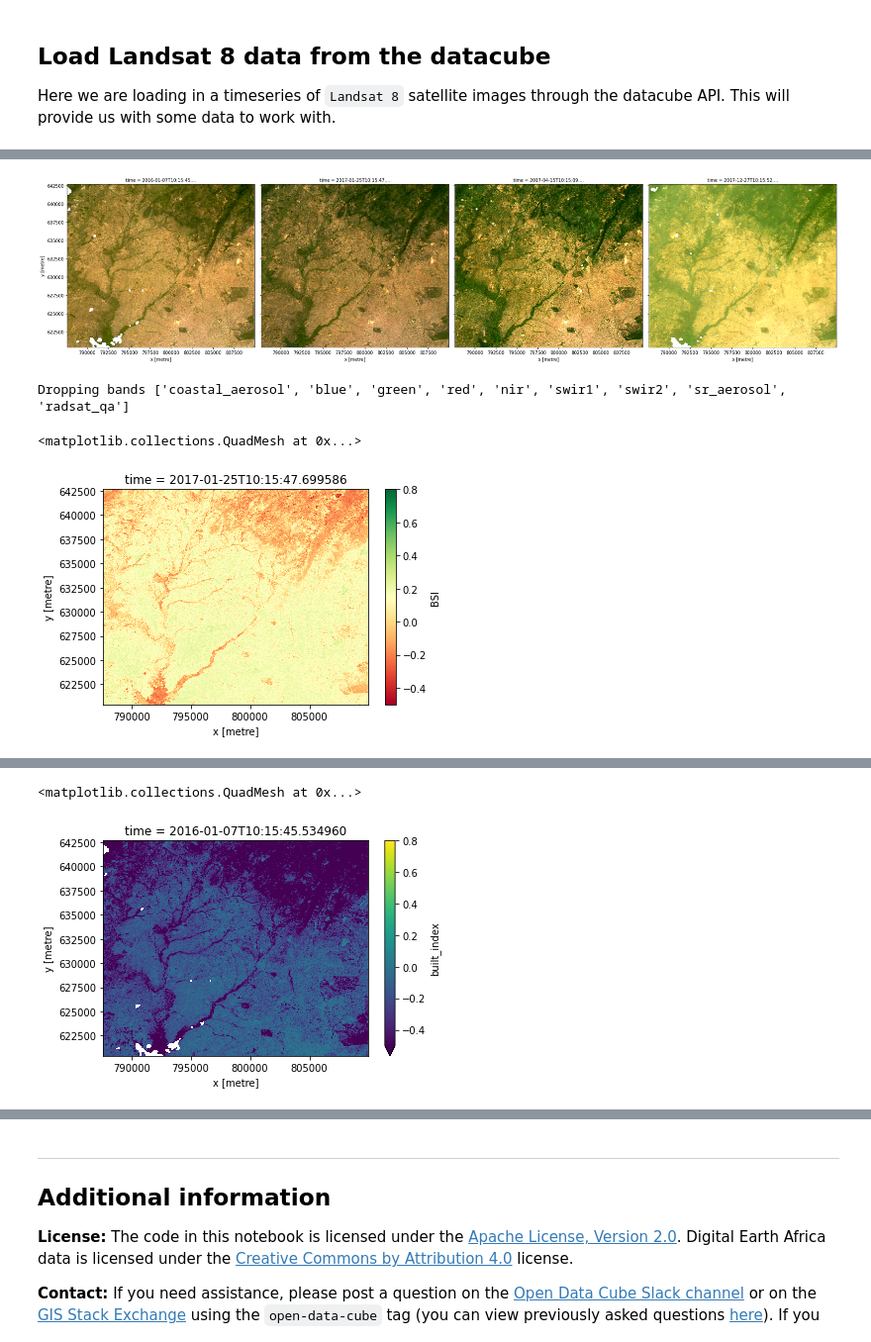
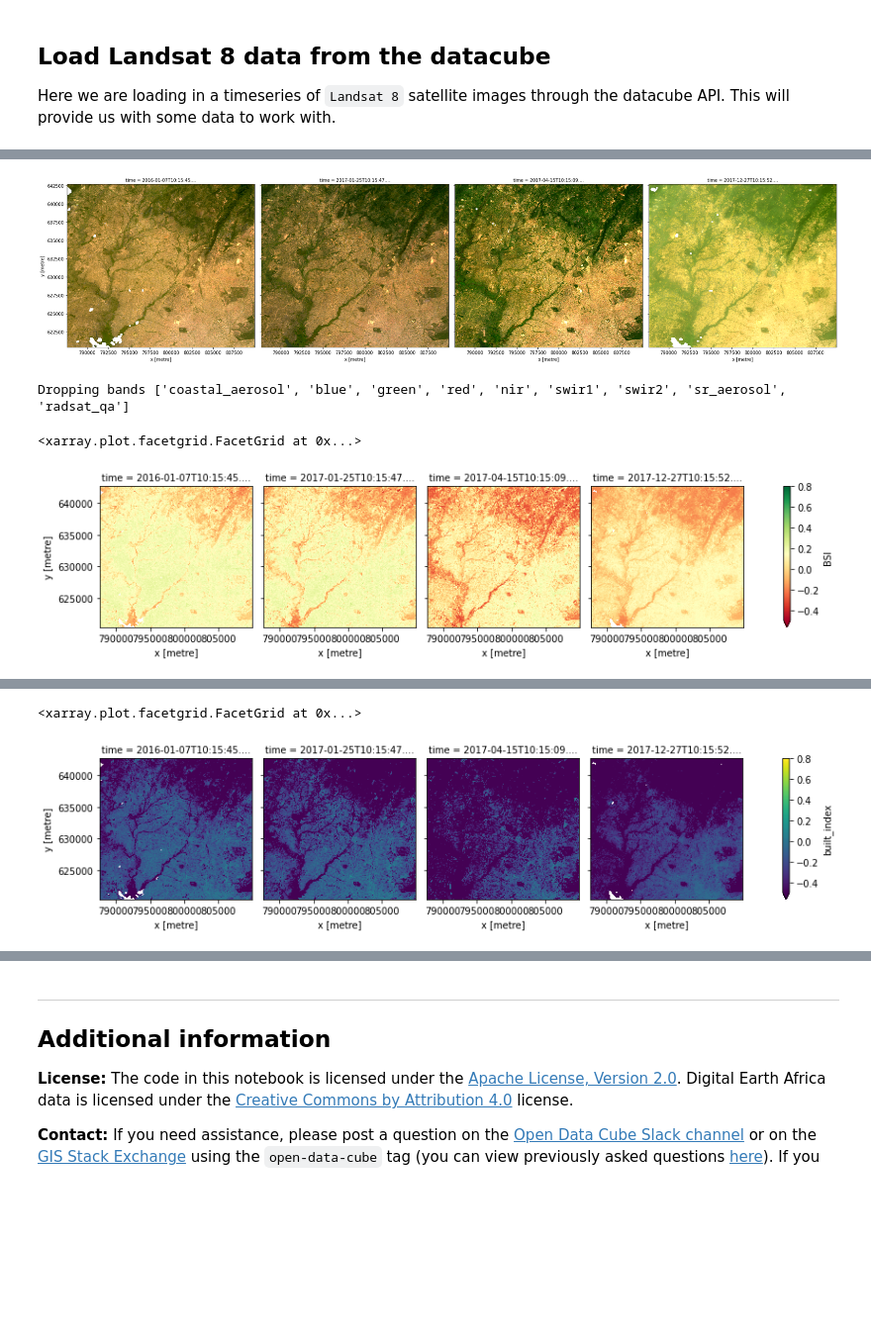
Before and after one commit to digitalearthafrica/deafrica-sandbox-notebooks, a Jupyter notebook: Frequently_used_code/DEA_urbanization.ipynb, the cells around one changed output, grey strips where cells are left out. Shown at 99% size. Cells and saved outputs as stored; diff of their text form; code cells hidden in the pictures; blank space fills up the shorter version.

```diff
--- a/Frequently_used_code/DEA_urbanization.ipynb
+++ b/Frequently_used_code/DEA_urbanization.ipynb
@@ -90,10 +90,12 @@ Coordinates:
     radsat_qa        (time, y, x) float32 0.0 0.0 0.0 0.0 ... 0.0 0.0 0.0 0.0
 Attributes:
     crs:      epsg:32630
-# %%
-rgb(ds, index=list(range(0, 4)))
-# %% [output]
-[figure, removed]
+# %%
+#col='time'
+rgb(ds, bands=['red', 'green', 'blue'], col="time", col_wrap=4)
+#rgb(ds, index=list(range(0, 4)))
+# %% [output]
+[figure, added]
 # %%
 # Calculate NDVI and NDBI using the formula above
 ds = calculate_indices(ds, index=['NDVI', 'NDBI', 'BAEI', 'BSI', 'BUI'], collection = 'c1', drop=True)
@@ -102,10 +104,10 @@ Dropping bands ['coastal_aerosol', 'blue', 'green', 'red', 'nir', 'swir1', 'swir
 # %%
 # Plot the results for one time step to see what they look like:
 # ds_indices.NDVI.isel(time=0).plot(vmin=-0.50, vmax=0.8, cmap='RdYlGn')
-ds.BSI.isel(time=1).plot(vmin=-0.50, vmax=0.8, cmap='RdYlGn')
+ds.BSI.plot(col='time', vmin=-0.50, vmax=0.8, cmap='RdYlGn')
 # %% [output]
-<matplotlib.collections.QuadMesh at 0x...>
+<xarray.plot.facetgrid.FacetGrid at 0x...>
-[figure, old version]
+[figure, new version]
 # %%
 ds['built_index'] = ds.NDBI - ds.NDVI
 print(ds)
@@ -126,10 +128,10 @@ Data variables:
 Attributes:
     crs:      epsg:32630
 # %%
-ds.built_index.isel(time=0).plot(vmin=-0.50, vmax=0.8, cmap='viridis')
+ds.built_index.plot(col='time', vmin=-0.50, vmax=0.8, cmap='viridis')
 # %% [output]
-<matplotlib.collections.QuadMesh at 0x...>
+<xarray.plot.facetgrid.FacetGrid at 0x...>
-[figure, old version]
+[figure, new version]
 # %%
 #filter to get only the
 ds_urban_area = ds.where(ds.built_index > -0.1)
```
Also changed, not shown: parts of 1 cell of this notebook.
